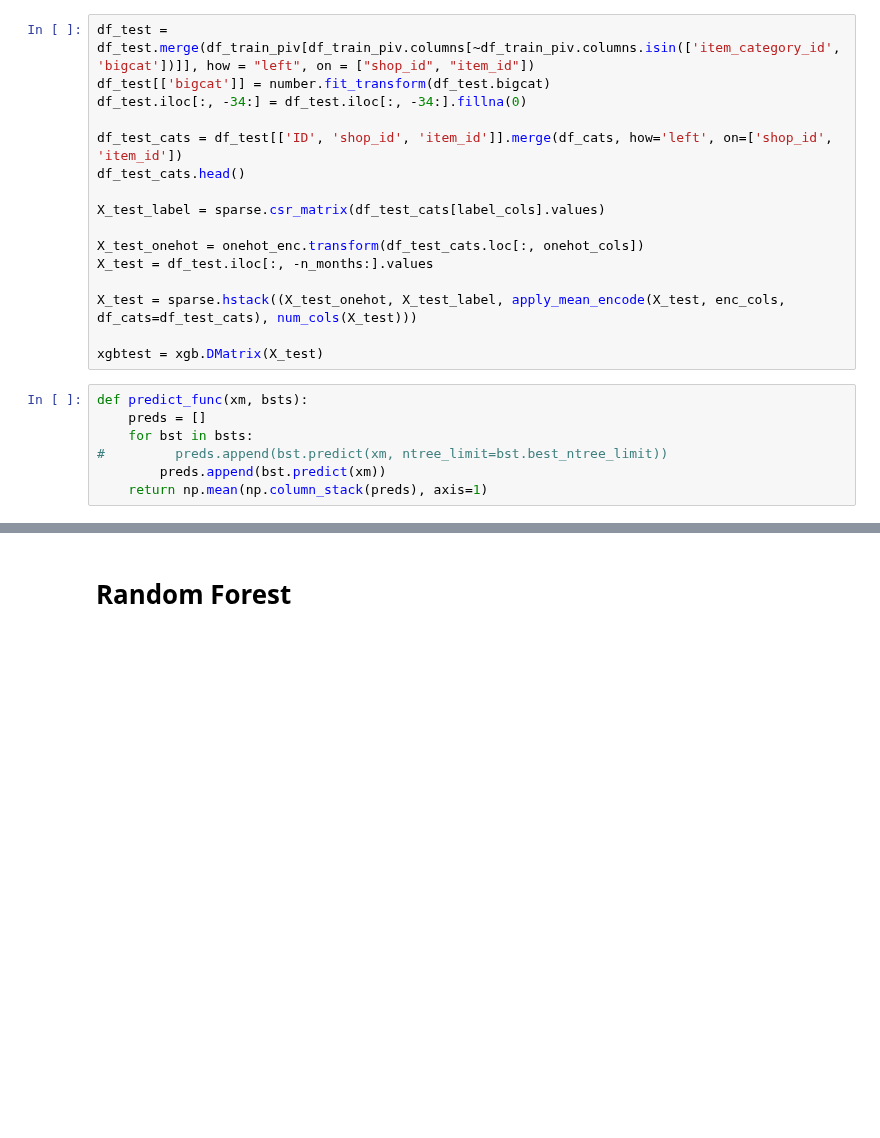
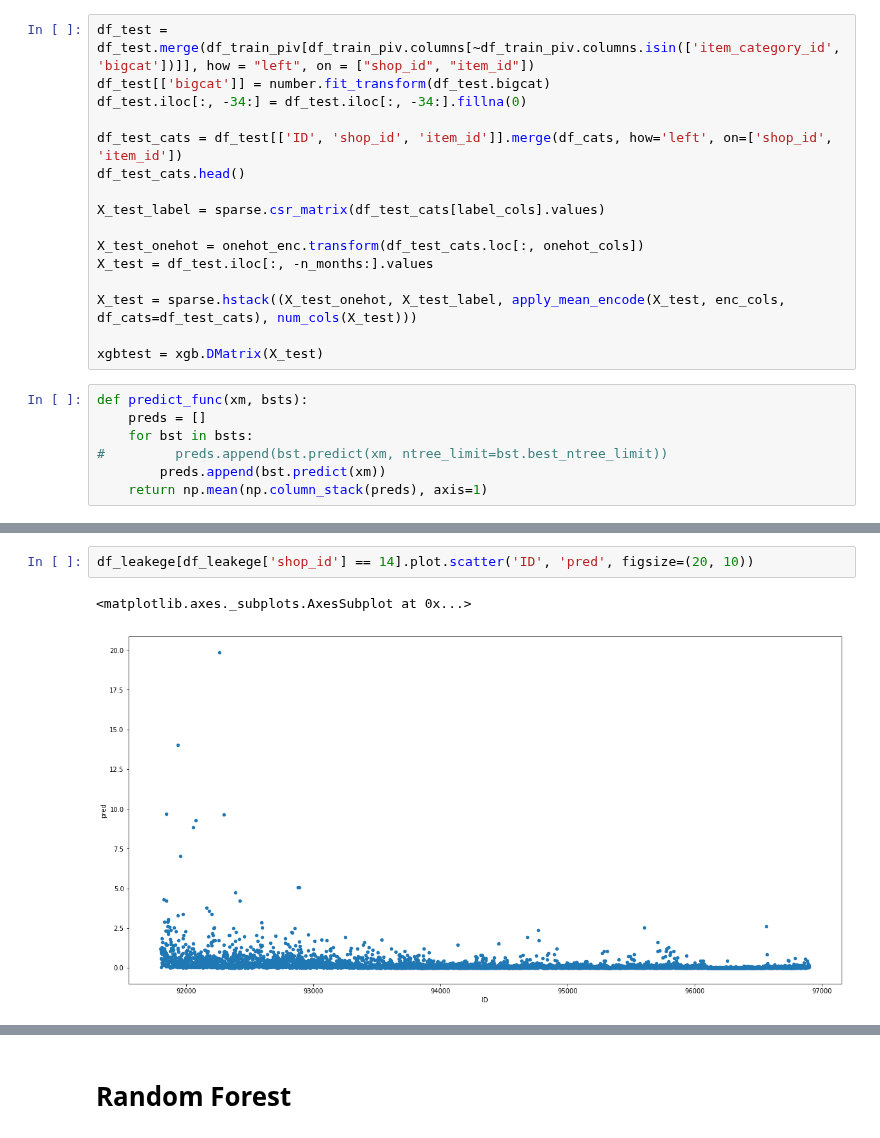
Before and after one commit to GatzZ/competitive-data-science-final-project, a Jupyter notebook: Main.ipynb, the cells around one changed output, grey strips where cells are left out. Drawn from its saved outputs; the diff is of its cells as text; blank space fills up the shorter version.

```diff
--- a/Main.ipynb
+++ b/Main.ipynb
@@ -650,0 +686,5 @@ sub_df.head()
+# %%
+df_leakege[df_leakege['shop_id'] == 14].plot.scatter('ID', 'pred', figsize=(20, 10))
+# %% [output]
+<matplotlib.axes._subplots.AxesSubplot at 0x...>
+[figure, added]
```
Also changed, not shown: parts of 15 cells of this notebook, 3 other files.
